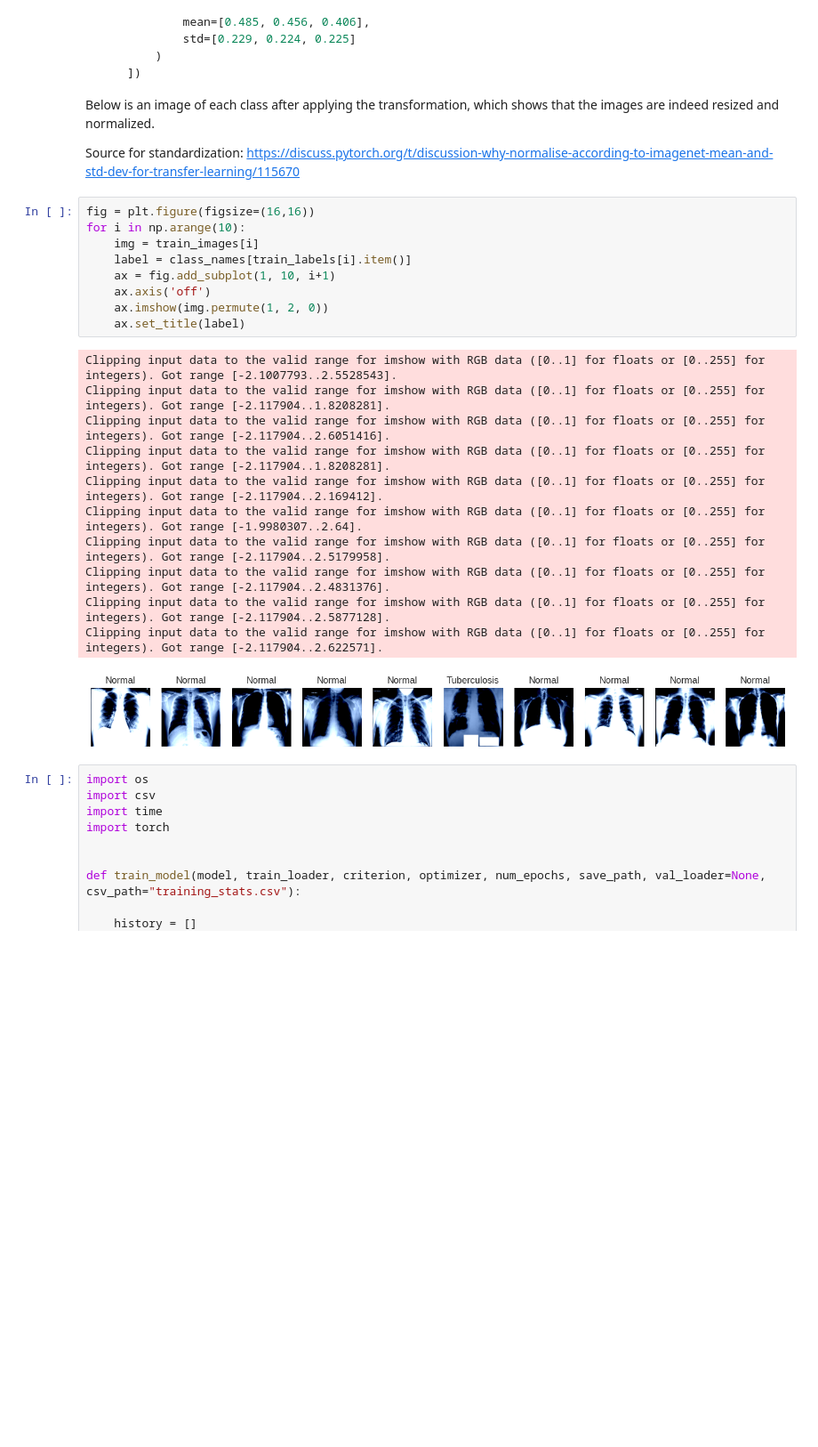
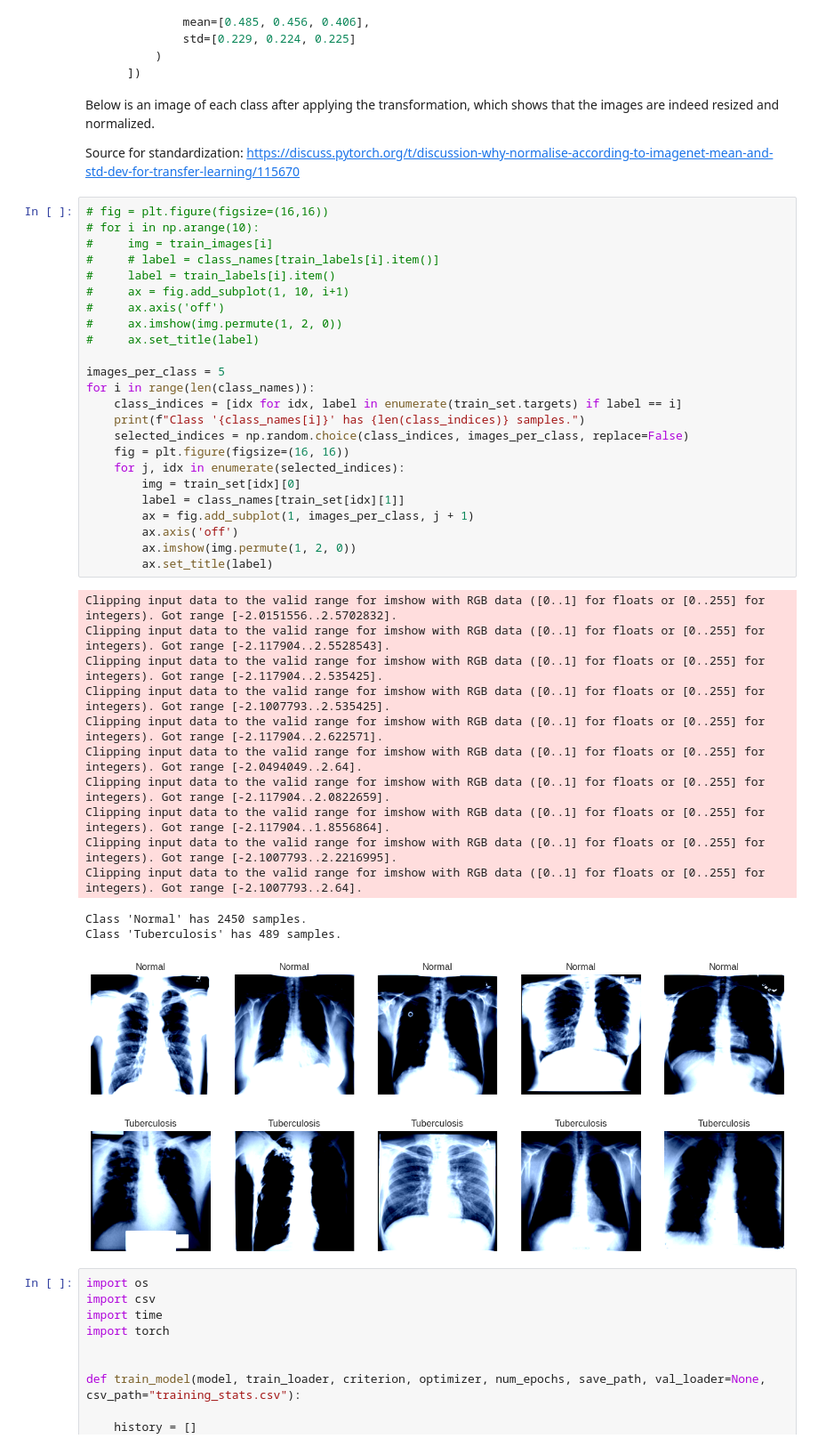
Before and after one commit to pfs26/merit-aih-xray, a Jupyter notebook: main.ipynb, the cells around one changed output. Shown at 89% size. Cells and saved outputs as stored; diff of their text form; blank space fills up the shorter version.

```diff
--- a/main.ipynb
+++ b/main.ipynb
@@ -215,26 +213,44 @@ Below is an image of each class after applying the transformation, which shows t
 
 Source for standardization: https://discuss.pytorch.org/t/discussion-why-normalise-according-to-imagenet-mean-and-std-dev-for-transfer-learning/115670
 # %%
-fig = plt.figure(figsize=(16,16))
-for i in np.arange(10):
-    img = train_images[i]
-    label = class_names[train_labels[i].item()]
-    ax = fig.add_subplot(1, 10, i+1)
-    ax.axis('off')
-    ax.imshow(img.permute(1, 2, 0))
-    ax.set_title(label)
+# fig = plt.figure(figsize=(16,16))
+# for i in np.arange(10):
+#     img = train_images[i]
+#     # label = class_names[train_labels[i].item()]
+#     label = train_labels[i].item()
+#     ax = fig.add_subplot(1, 10, i+1)
+#     ax.axis('off')
+#     ax.imshow(img.permute(1, 2, 0))
+#     ax.set_title(label)
+
+images_per_class = 5
+for i in range(len(class_names)):
+    class_indices = [idx for idx, label in enumerate(train_set.targets) if label == i]
+    print(f"Class '{class_names[i]}' has {len(class_indices)} samples.")
+    selected_indices = np.random.choice(class_indices, images_per_class, replace=False)
+    fig = plt.figure(figsize=(16, 16))
+    for j, idx in enumerate(selected_indices):
+        img = train_set[idx][0]
+        label = class_names[train_set[idx][1]]
+        ax = fig.add_subplot(1, images_per_class, j + 1)
+        ax.axis('off')
+        ax.imshow(img.permute(1, 2, 0))
+        ax.set_title(label)
 # %% [output]
-Clipping input data to the valid range for imshow with RGB data ([0..1] for floats or [0..255] for integers). Got range [-2.1007793..2.5528543].
-Clipping input data to the valid range for imshow with RGB data ([0..1] for floats or [0..255] for integers). Got range [-2.117904..1.8208281].
-Clipping input data to the valid range for imshow with RGB data ([0..1] for floats or [0..255] for integers). Got range [-2.117904..2.6051416].
-Clipping input data to the valid range for imshow with RGB data ([0..1] for floats or [0..255] for integers). Got range [-2.117904..1.8208281].
-Clipping input data to the valid range for imshow with RGB data ([0..1] for floats or [0..255] for integers). Got range [-2.117904..2.169412].
-Clipping input data to the valid range for imshow with RGB data ([0..1] for floats or [0..255] for integers). Got range [-1.9980307..2.64].
-Clipping input data to the valid range for imshow with RGB data ([0..1] for floats or [0..255] for integers). Got range [-2.117904..2.5179958].
-Clipping input data to the valid range for imshow with RGB data ([0..1] for floats or [0..255] for integers). Got range [-2.117904..2.4831376].
-Clipping input data to the valid range for imshow with RGB data ([0..1] for floats or [0..255] for integers). Got range [-2.117904..2.5877128].
+Clipping input data to the valid range for imshow with RGB data ([0..1] for floats or [0..255] for integers). Got range [-2.0151556..2.5702832].
+Clipping input data to the valid range for imshow with RGB data ([0..1] for floats or [0..255] for integers). Got range [-2.117904..2.5528543].
+Clipping input data to the valid range for imshow with RGB data ([0..1] for floats or [0..255] for integers). Got range [-2.117904..2.535425].
+Clipping input data to the valid range for imshow with RGB data ([0..1] for floats or [0..255] for integers). Got range [-2.1007793..2.535425].
 Clipping input data to the valid range for imshow with RGB data ([0..1] for floats or [0..255] for integers). Got range [-2.117904..2.622571].
+Clipping input data to the valid range for imshow with RGB data ([0..1] for floats or [0..255] for integers). Got range [-2.0494049..2.64].
+Clipping input data to the valid range for imshow with RGB data ([0..1] for floats or [0..255] for integers). Got range [-2.117904..2.0822659].
+Clipping input data to the valid range for imshow with RGB data ([0..1] for floats or [0..255] for integers). Got range [-2.117904..1.8556864].
+Clipping input data to the valid range for imshow with RGB data ([0..1] for floats or [0..255] for integers). Got range [-2.1007793..2.2216995].
+Clipping input data to the valid range for imshow with RGB data ([0..1] for floats or [0..255] for integers). Got range [-2.1007793..2.64].
+Class 'Normal' has 2450 samples.
+Class 'Tuberculosis' has 489 samples.
-[figure, old version]
+[figure, new version]
+[figure, added]
 # %%
 import os
 import csv
```
Also changed, not shown: parts of 39 cells of this notebook.
